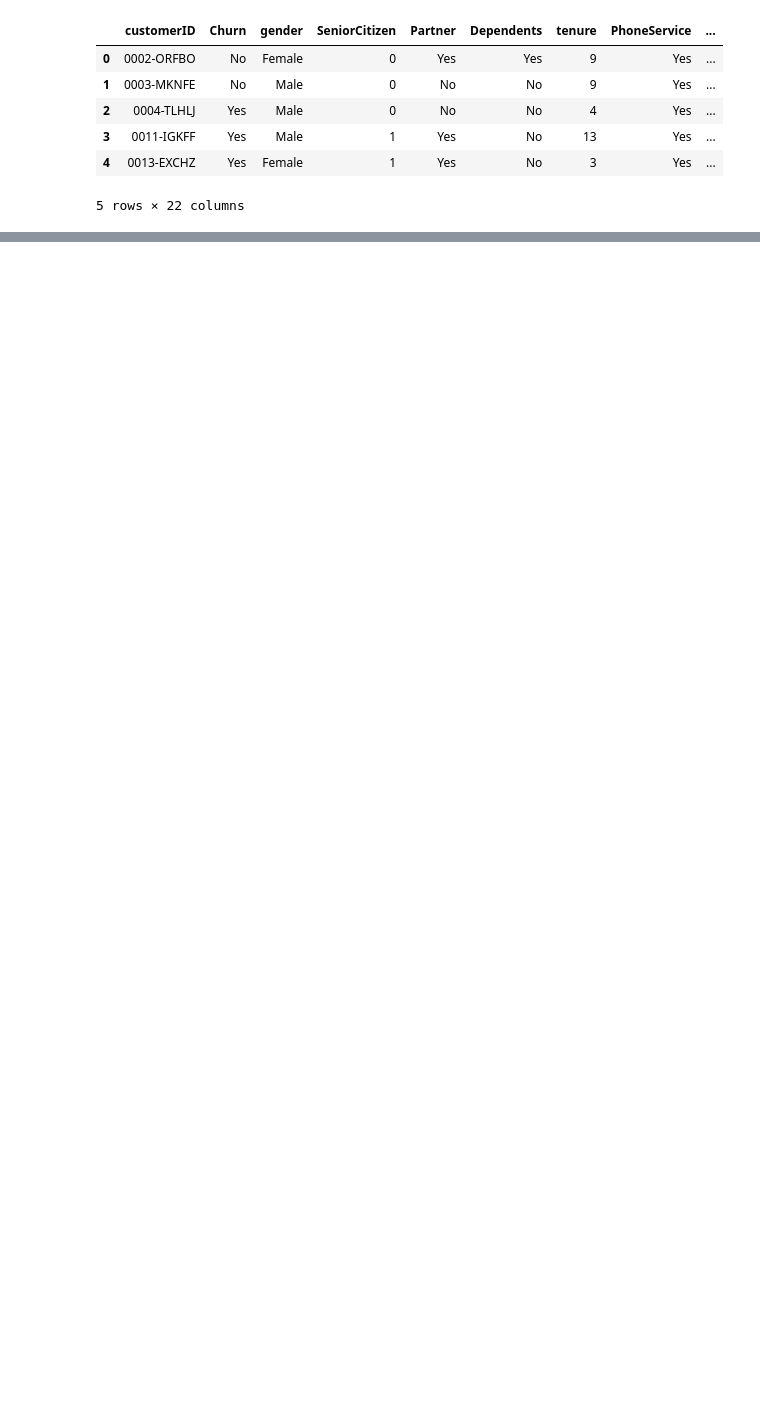
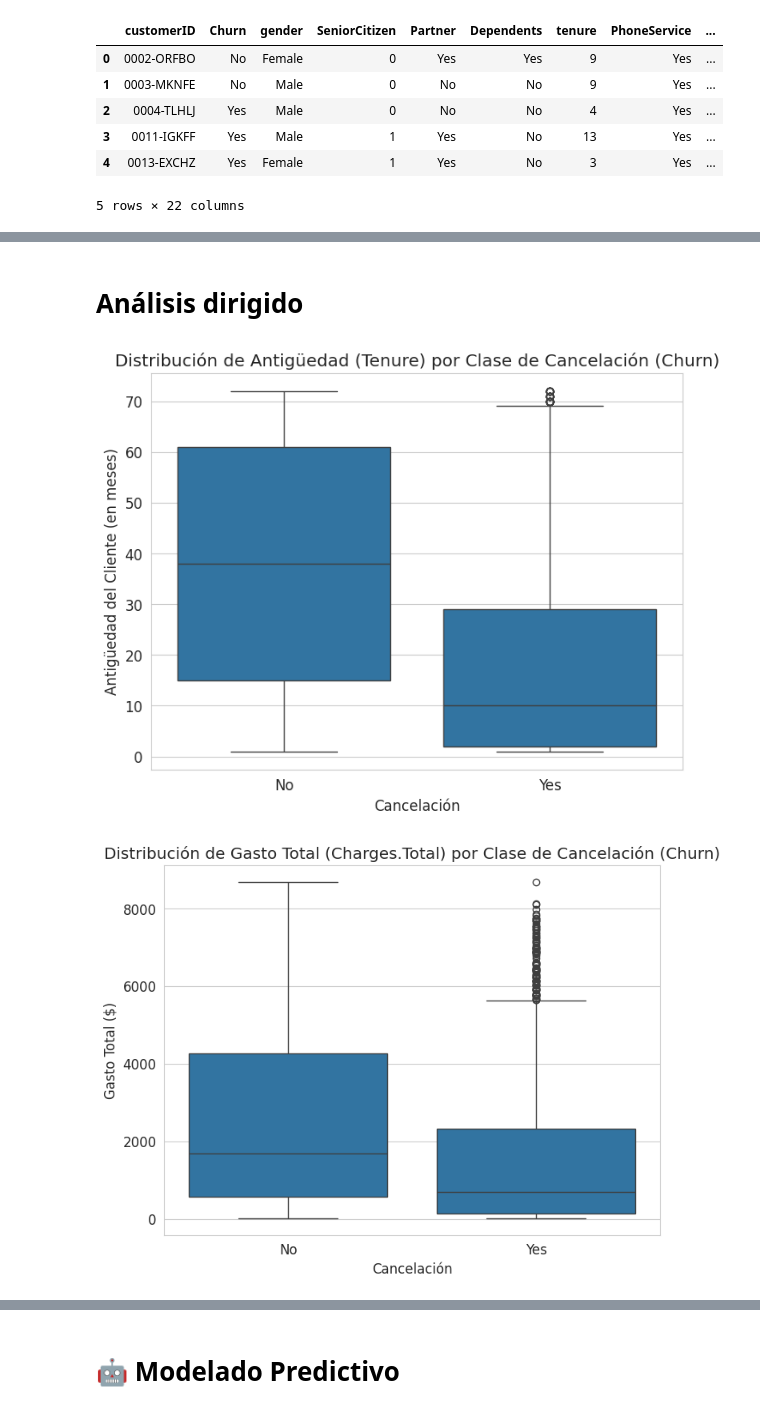
Before and after one commit to maribel1985/Challenge_TelecomX2, a Jupyter notebook: TelecomX_Parte2.ipynb, the cells around one changed output, grey strips where cells are left out. Cells and saved outputs as stored; diff of their text form; code cells hidden in the pictures; blank space fills up the shorter version.

```diff
--- a/TelecomX_Parte2.ipynb
+++ b/TelecomX_Parte2.ipynb
@@ -25,0 +213,52 @@ df = df.drop(columns=['customerID'])
+# %% [markdown]
+# Análisis dirigido
+# %%
+try:
+    df_raw = pd.read_csv('/content/datos_tratados.csv')
+except FileNotFoundError:
+    print("Error: El archivo 'datos_tratados.csv' no fue encontrado. Por favor, asegúrate de que el archivo esté en la ruta correcta.")
+    # Si el archivo no se encuentra, creamos un DataFrame de ejemplo para que el código no falle
+    print("Creando un DataFrame de ejemplo para la demostración.")
+    data = {
+        'tenure': np.random.normal(loc=30, scale=20, size=1000).astype(int),
+        'Charges.Monthly': np.random.normal(loc=50, scale=30, size=1000),
+        'Charges.Total': np.random.normal(loc=1500, scale=1000, size=1000),
+        'Churn': np.random.choice(['Yes', 'No'], p=[0.3, 0.7], size=1000)
+    }
+    df_raw = pd.DataFrame(data)
+    df_raw['tenure'] = df_raw['tenure'].clip(lower=0)
+    df_raw.loc[df_raw['Churn'] == 'Yes', 'tenure'] = np.random.normal(loc=10, scale=5, size=df_raw['Churn'].isin(['Yes']).sum()).astype(int)
+    df_raw.loc[df_raw['Churn'] == 'Yes', 'Charges.Total'] = np.random.normal(loc=500, scale=300, size=df_raw['Churn'].isin(['Yes']).sum())
+
+
+# ---- 1. Gráfico de Caja (Boxplot) para 'tenure' vs 'Churn' ----
+# Este gráfico nos permite ver la distribución de la antigüedad (tenure) para cada clase de Churn.
+plt.figure(figsize=(8, 6))
+sns.boxplot(x='Churn', y='tenure', data=df_raw)
+plt.title('Distribución de Antigüedad (Tenure) por Clase de Cancelación (Churn)')
+plt.xlabel('Cancelación')
+plt.ylabel('Antigüedad del Cliente (en meses)')
+plt.show()
+
+
+# ---- 2. Gráfico de Caja (Boxplot) para 'Charges.Total' vs 'Churn' ----
+# Este gráfico nos permite ver la distribución del gasto total para cada clase de Churn.
+plt.figure(figsize=(8, 6))
+sns.boxplot(x='Churn', y='Charges.Total', data=df_raw)
+plt.title('Distribución de Gasto Total (Charges.Total) por Clase de Cancelación (Churn)')
+plt.xlabel('Cancelación')
+plt.ylabel('Gasto Total ($)')
+plt.show()
+
+
+# ---- 3. Gráfico de Dispersión (Scatter Plot) para 'tenure' vs 'Charges.Total' ----
+# Este gráfico muestra la relación entre dos variables numéricas, coloreadas por la clase de Churn.
+plt.figure(figsize=(10, 8))
+sns.scatterplot(x='tenure', y='Charges.Total', hue='Churn', data=df_raw, alpha=0.7)
+plt.title('Relación entre Antigüedad, Gasto Total y Cancelación')
+plt.xlabel('Antigüedad del Cliente (en meses)')
+plt.ylabel('Gasto Total ($)')
+plt.show()
+# %% [output]
+[figure, added]
+[figure, added]
@@ -25,0 +266,2 @@ df = df.drop(columns=['customerID'])
+# %% [markdown]
+# 🤖 **Modelado Predictivo**
```
Also changed, not shown: parts of 26 cells of this notebook.
